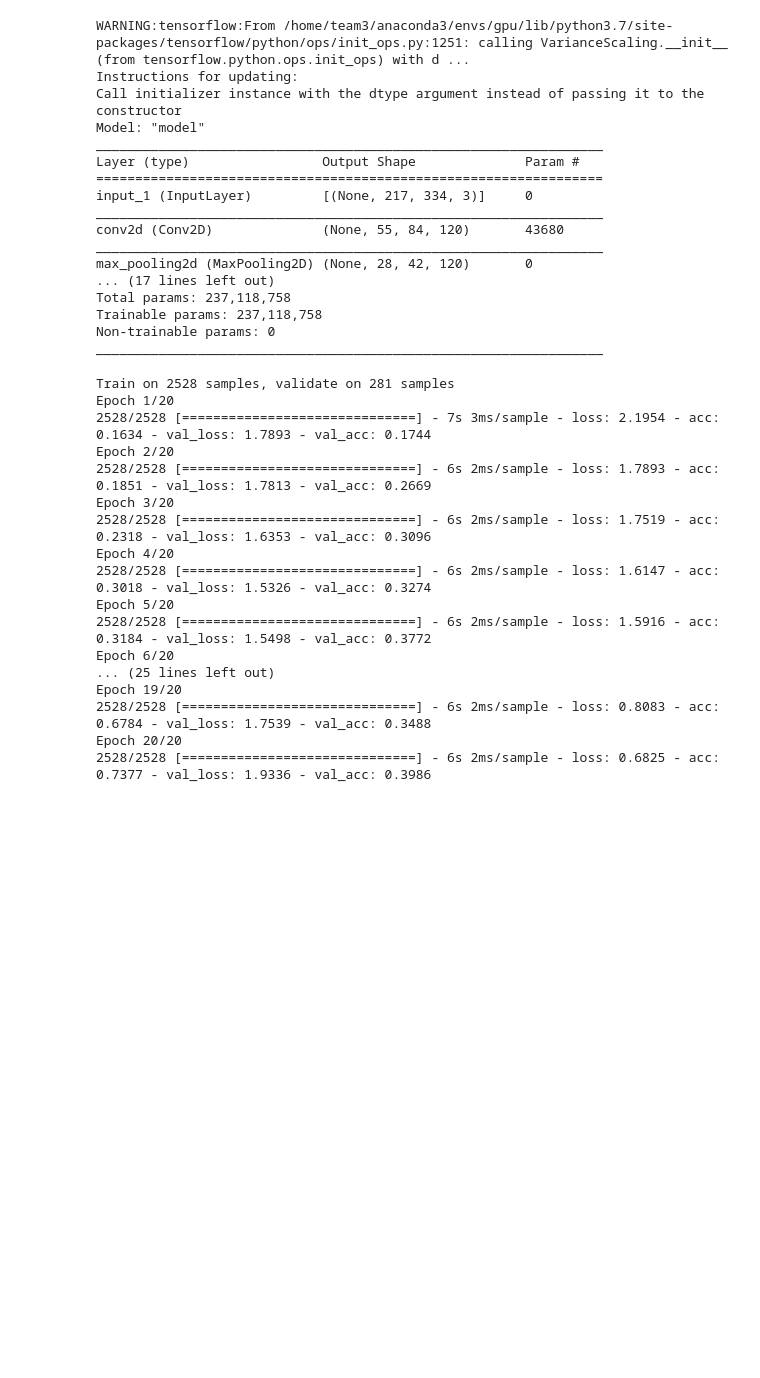
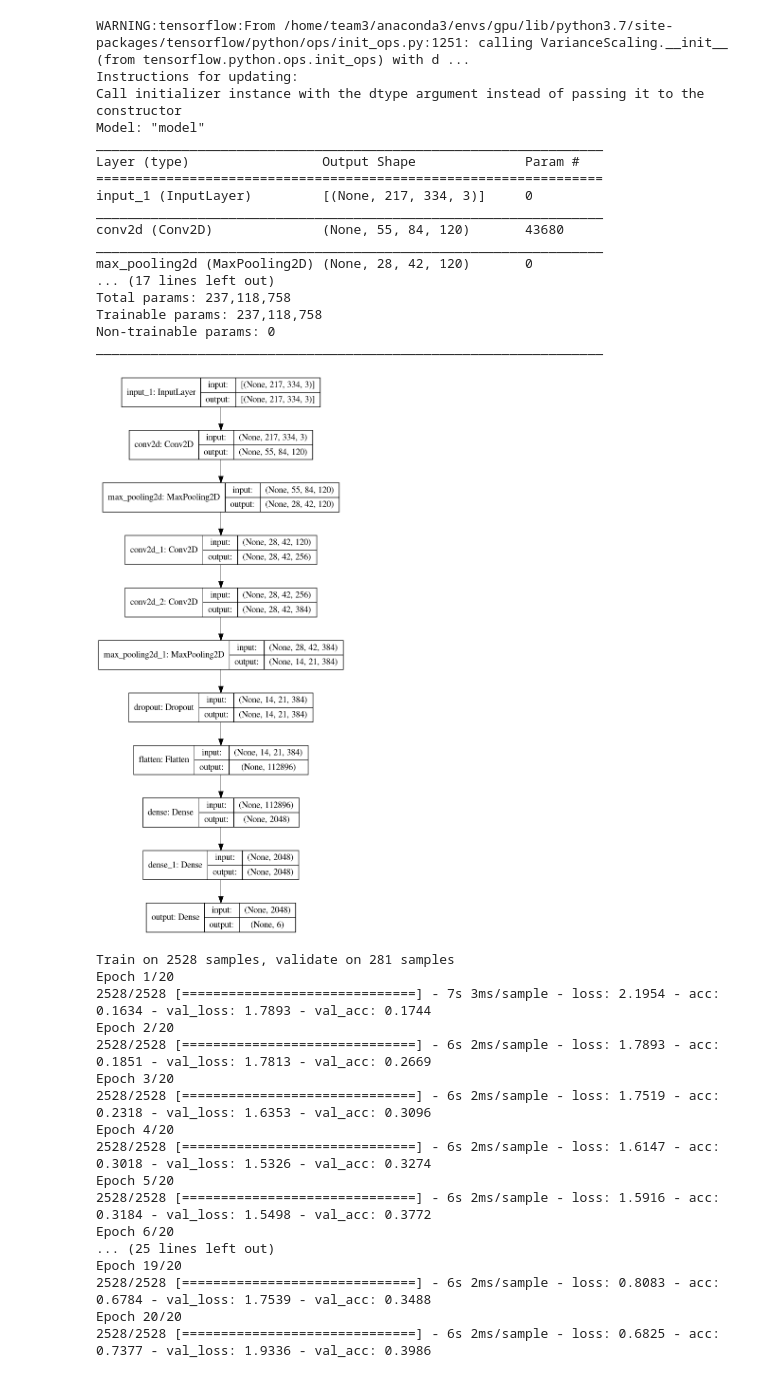
Before and after one commit to Taslim-M/SpeechEmotionClassifier, a Jupyter notebook: Model-Ref7Var.ipynb, the cells around one changed output. Drawn from its saved outputs; the diff is of its cells as text; code cells hidden in the pictures; blank space fills up the shorter version.

Commit message:
Added model diagram

```diff
--- a/Model-Ref7Var.ipynb
+++ b/Model-Ref7Var.ipynb
@@ -176,6 +176,10 @@ Total params: 237,118,758
 Trainable params: 237,118,758
 Non-trainable params: 0
 _________________________________________________________________
+# %%
+tf.keras.utils.plot_model(model, "Model-Ref7Var.png", show_shapes=True)
+# %% [output]
+[figure, added]
 # %%
 history = model.fit(X_train, Y_train,
               epochs = 20,
```
